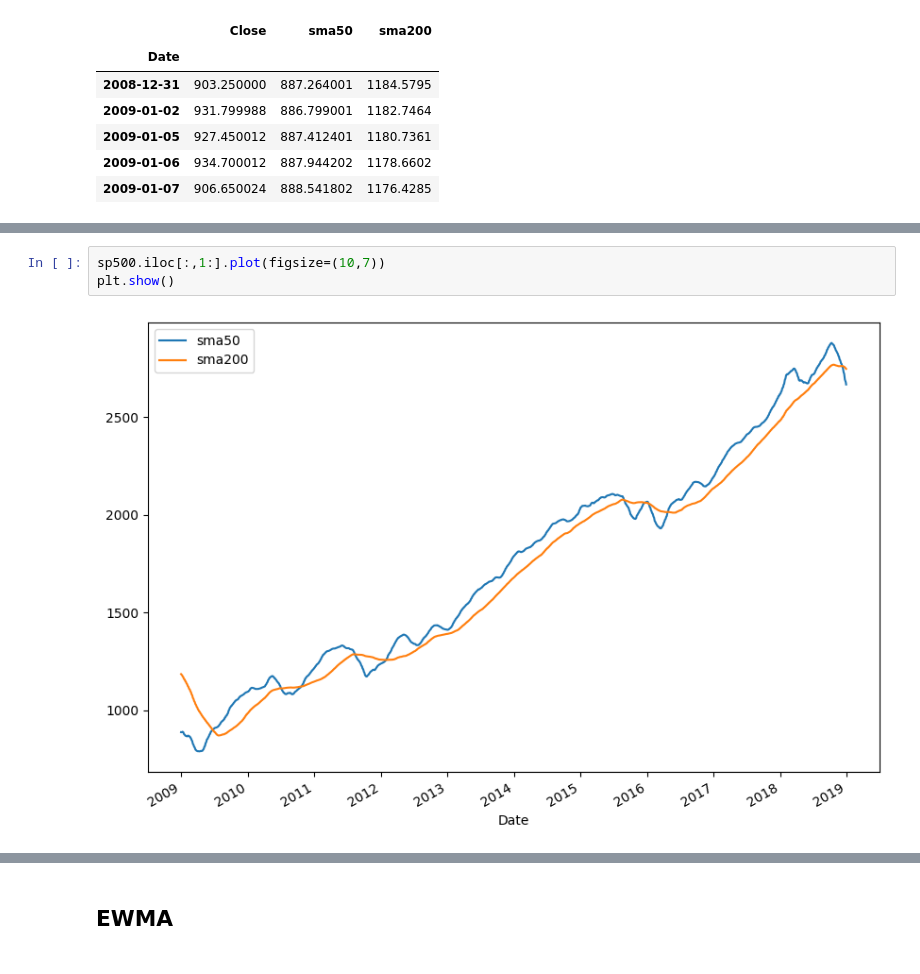
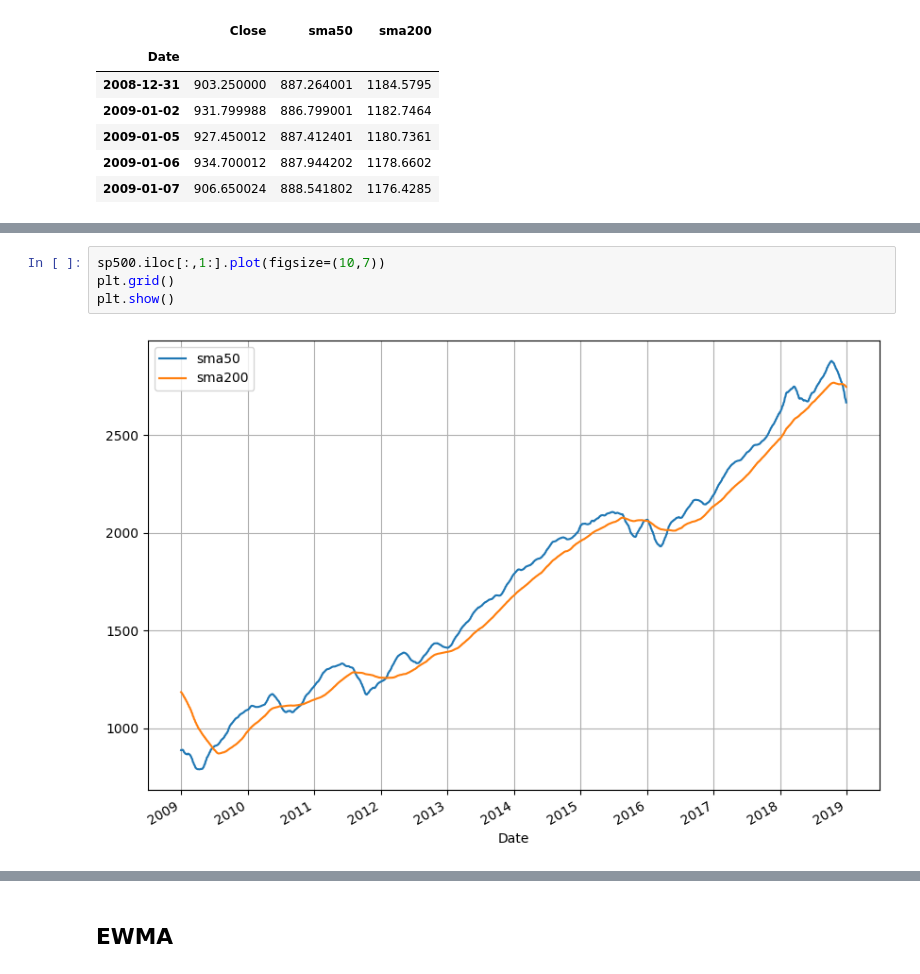
Before and after one commit to northpr/automated_trading, a Jupyter notebook: 02_financial_advanced.ipynb, the cells around one changed output, grey strips where cells are left out. Saved outputs shown, nothing was run; the diff lists cells and outputs as text.

```diff
--- a/02_financial_advanced.ipynb
+++ b/02_financial_advanced.ipynb
@@ -206,5 +208,6 @@ plt.legend()
 # %%
 sp500.iloc[:,1:].plot(figsize=(10,7))
+plt.grid()
 plt.show()
 # %% [output]
-[figure, old version]
+[figure, new version]
```
Also changed, not shown: parts of 3 cells of this notebook, 2 other files.
